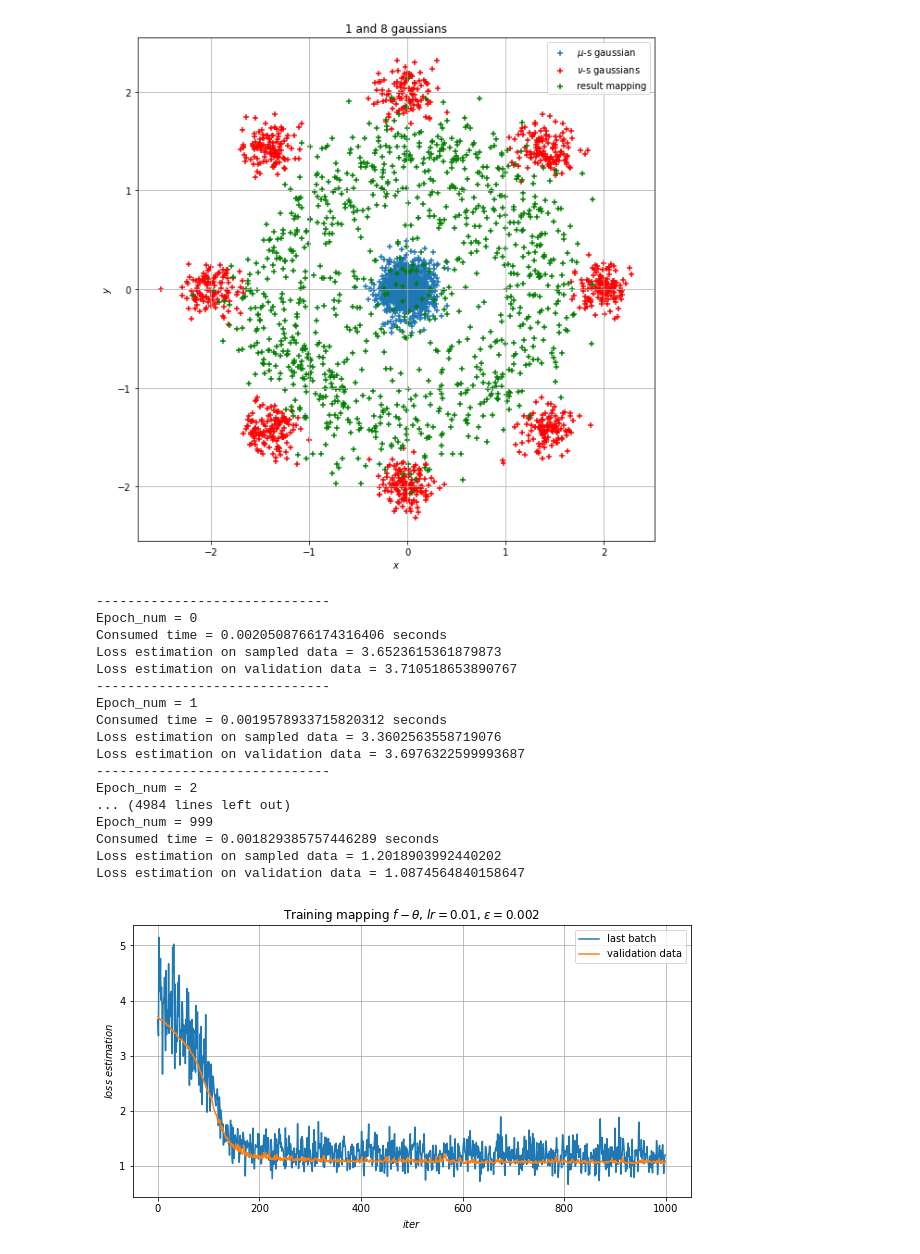
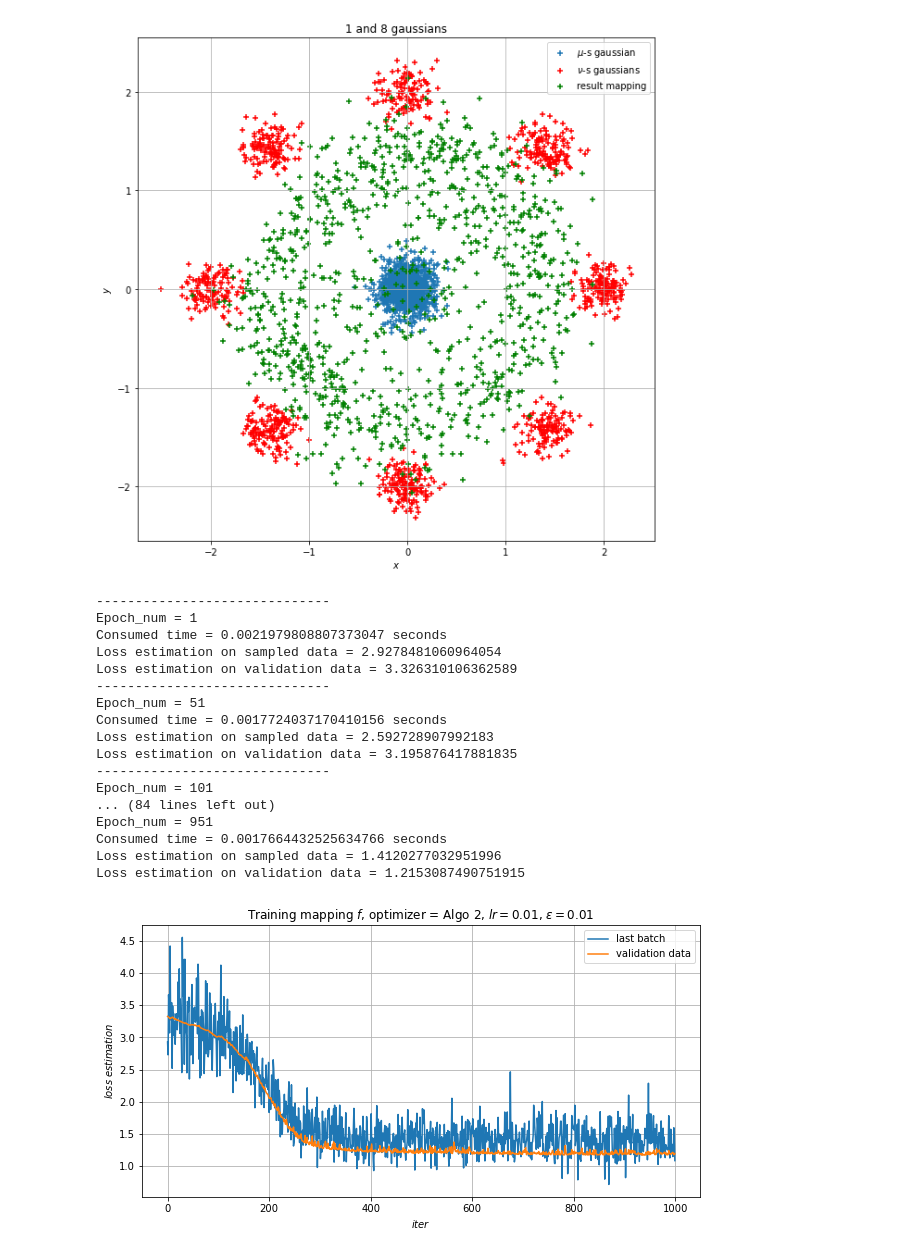
Before and after one commit to Daniil-Selikhanovych/Large-Scale-Optimal-Transport-and-Maping-Estimation, a Jupyter notebook: gaussian_learning_neural_ot/Gaussian_learning_OT.ipynb, the cells around one changed output. Cells and saved outputs as stored; diff of their text form; code cells hidden in the pictures.

Commit message:
Fix algo 2

```diff
--- a/gaussian_learning_neural_ot/Gaussian_learning_OT.ipynb
+++ b/gaussian_learning_neural_ot/Gaussian_learning_OT.ipynb
@@ -130,11 +130,12 @@ default_experiment.plot_2d_mapping()
 default_experiment.f_net = f_net_default
 
 loss_arr_batch = []
-loss_arr_validate = []
+loss_arr_val = []
 
 lr = 1e-2
+optimizer_mode = 'Algo 2'
 
-epochs = 2000
+epochs = 1000
 shift = 1000
 random_states_train = range(shift, shift + epochs)
 
@@ -144,36 +145,32 @@ default_experiment.optimal_map_learning_algo_2(lr = lr, epochs = epochs,
                                              batch_size = batch_size,
                                              random_states_train = random_states_train,
                                              loss_arr_batch = loss_arr_batch,
-                                             loss_arr_validate = loss_arr_validate)
+                                             loss_arr_val = loss_arr_val)
 # %% [output]
-------------------------------
-Epoch_num = 0
-Consumed time = 0.0020508766174316406 seconds
-Loss estimation on sampled data = 3.6523615361879873
-Loss estimation on validation data = 3.710518653890767
 ------------------------------
 Epoch_num = 1
-Consumed time = 0.0019578933715820312 seconds
-Loss estimation on sampled data = 3.3602563558719076
-Loss estimation on validation data = 3.6976322599993687
+Consumed time = 0.0021979808807373047 seconds
+Loss estimation on sampled data = 2.9278481060964054
+Loss estimation on validation data = 3.326310106362589
 ------------------------------
-Epoch_num = 2
-... (4984 lines left out)
-Epoch_num = 999
-Consumed time = 0.001829385757446289 seconds
-Loss estimation on sampled data = 1.2018903992440202
-Loss estimation on validation data = 1.0874564840158647
+Epoch_num = 51
+Consumed time = 0.0017724037170410156 seconds
+Loss estimation on sampled data = 2.592728907992183
+Loss estimation on validation data = 3.195876417881835
+------------------------------
+Epoch_num = 101
+... (84 lines left out)
+Epoch_num = 951
+Consumed time = 0.0017664432525634766 seconds
+Loss estimation on sampled data = 1.4120277032951996
+Loss estimation on validation data = 1.2153087490751915
-# %%
-fig = plt.figure(figsize=(10,5))
-
-plt.xlabel(r'$iter$')
-plt.ylabel(r'$loss \; estimation$')
-plt.title(r'Training mapping $f-\theta$, $lr = {}$, $\varepsilon = {}$'.format(lr, eps))
-
-plt.plot(range(len(random_states_train)), loss_arr_batch, label = r'last batch')
-plt.plot(range(len(random_states_train)), loss_arr_validate, label = r'validation data')
-
-plt.legend()
-plt.grid(True)
-# %% [output]
-[figure, removed]
+# %%
+plot_mode = 'mapping training'
+
+default_experiment.plot_loss_graphs(loss_arr_batch = loss_arr_batch,
+                                    loss_arr_val = loss_arr_val,
+                                    optimizer_mode = optimizer_mode,
+                                    plot_mode = plot_mode,
+                                    lr = lr)
+# %% [output]
+[figure, added]
```
Also changed, not shown: parts of 2 cells of this notebook, 2 other files.
